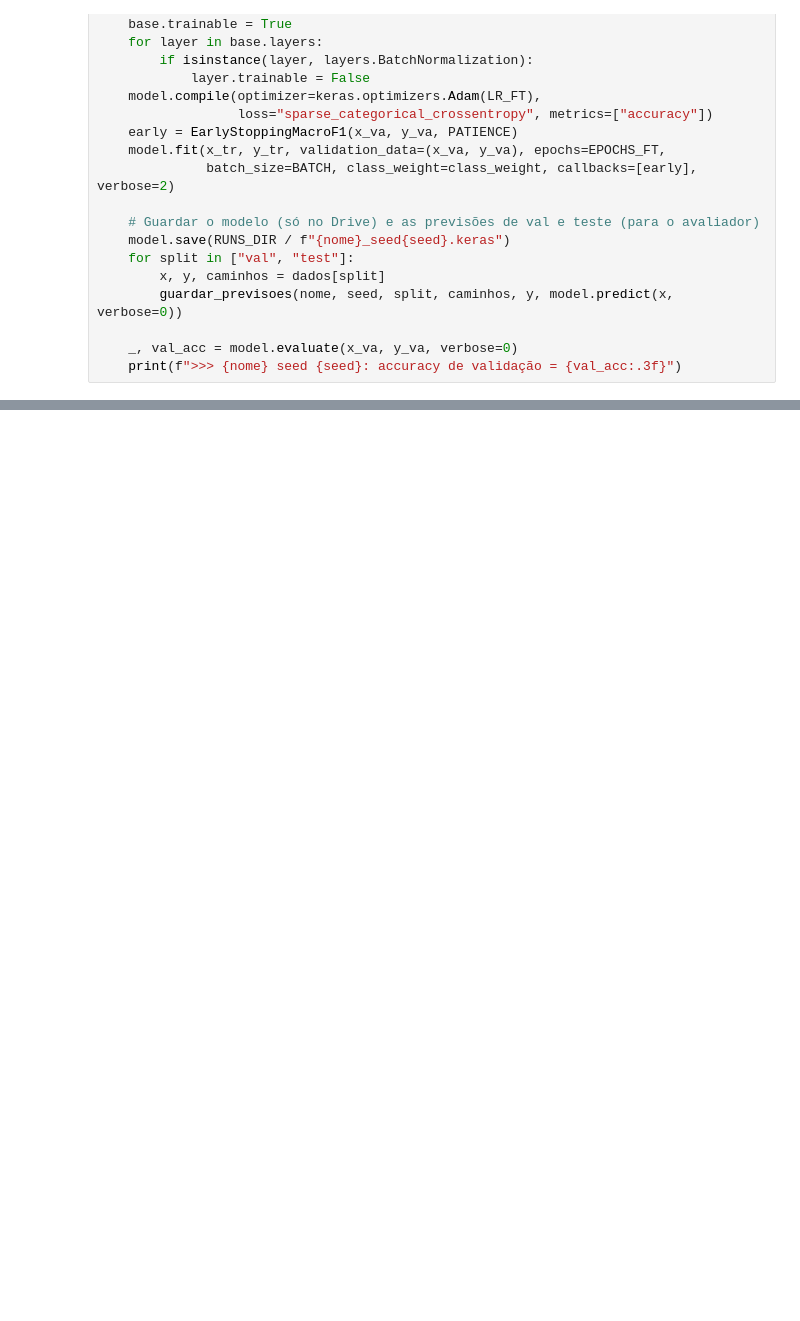
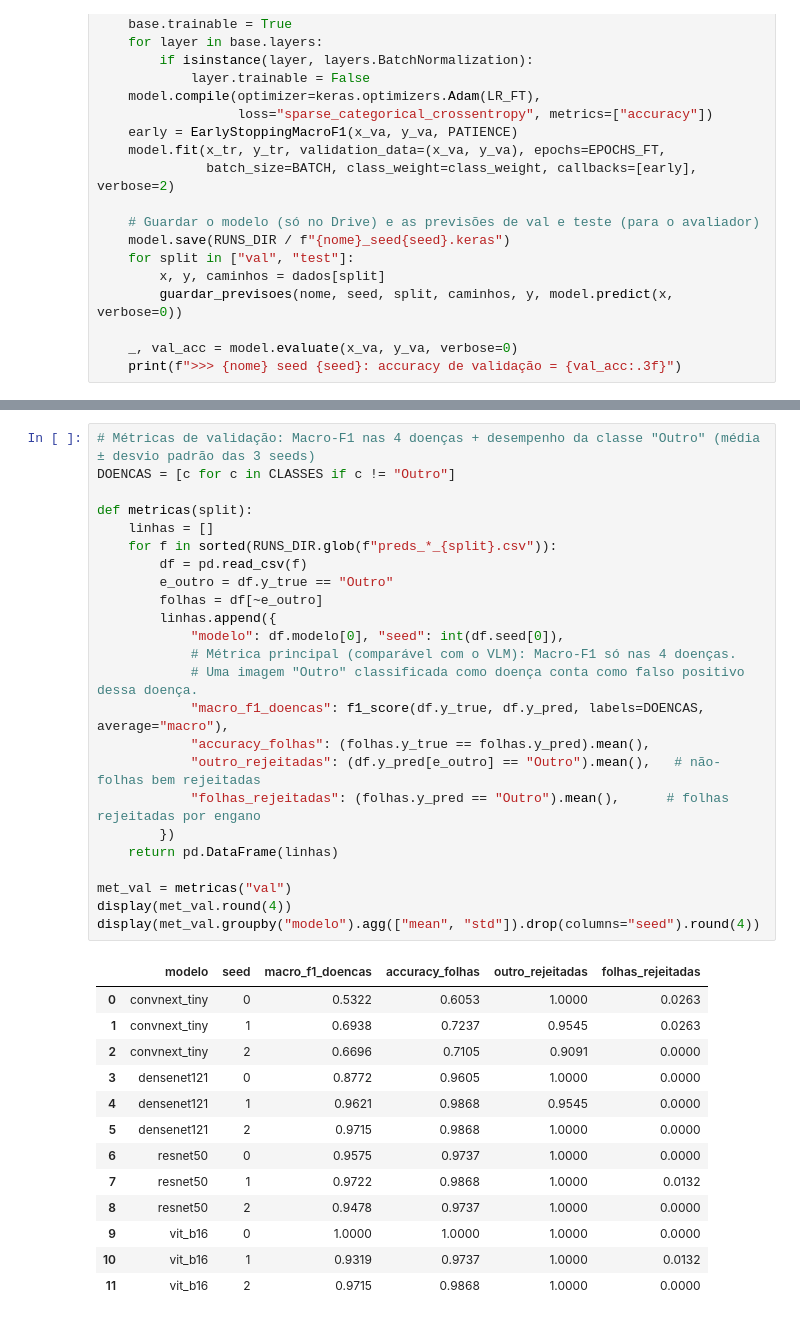
Before and after one commit to DeepLearningTeam/Assistente-de-doen-as-da-vinha, a Jupyter notebook: referencia_cnn/notebooks/treino_cnn_4modelos.ipynb, the cells around one changed output, grey strips where cells are left out. Drawn from its saved outputs; the diff is of its cells as text; blank space fills up the shorter version.

```diff
--- a/referencia_cnn/notebooks/treino_cnn_4modelos.ipynb
+++ b/referencia_cnn/notebooks/treino_cnn_4modelos.ipynb
@@ -511,0 +533,38 @@ for f in sorted(glob.glob("/content/drive/MyDrive/P2_runs/preds_*_val.csv")):
+# %%
+# Métricas de validação: Macro-F1 nas 4 doenças + desempenho da classe "Outro" (média ± desvio padrão das 3 seeds)
+DOENCAS = [c for c in CLASSES if c != "Outro"]
+
+def metricas(split):
+    linhas = []
+    for f in sorted(RUNS_DIR.glob(f"preds_*_{split}.csv")):
+        df = pd.read_csv(f)
+        e_outro = df.y_true == "Outro"
+        folhas = df[~e_outro]
+        linhas.append({
+            "modelo": df.modelo[0], "seed": int(df.seed[0]),
+            # Métrica principal (comparável com o VLM): Macro-F1 só nas 4 doenças.
+            # Uma imagem "Outro" classificada como doença conta como falso positivo dessa doença.
+            "macro_f1_doencas": f1_score(df.y_true, df.y_pred, labels=DOENCAS, average="macro"),
+            "accuracy_folhas": (folhas.y_true == folhas.y_pred).mean(),
+            "outro_rejeitadas": (df.y_pred[e_outro] == "Outro").mean(),   # não-folhas bem rejeitadas
+            "folhas_rejeitadas": (folhas.y_pred == "Outro").mean(),      # folhas rejeitadas por engano
+        })
+    return pd.DataFrame(linhas)
+
+met_val = metricas("val")
+display(met_val.round(4))
+display(met_val.groupby("modelo").agg(["mean", "std"]).drop(columns="seed").round(4))
+# %% [output]
+|  | modelo | seed | macro_f1_doencas | accuracy_folhas | outro_rejeitadas | folhas_rejeitadas |
+| 0 | convnext_tiny | 0 | 0.5322 | 0.6053 | 1.0000 | 0.0263 |
+| 1 | convnext_tiny | 1 | 0.6938 | 0.7237 | 0.9545 | 0.0263 |
+| 2 | convnext_tiny | 2 | 0.6696 | 0.7105 | 0.9091 | 0.0000 |
+| 3 | densenet121 | 0 | 0.8772 | 0.9605 | 1.0000 | 0.0000 |
+| 4 | densenet121 | 1 | 0.9621 | 0.9868 | 0.9545 | 0.0000 |
+| 5 | densenet121 | 2 | 0.9715 | 0.9868 | 1.0000 | 0.0000 |
+| 6 | resnet50 | 0 | 0.9575 | 0.9737 | 1.0000 | 0.0000 |
+| 7 | resnet50 | 1 | 0.9722 | 0.9868 | 1.0000 | 0.0132 |
+| 8 | resnet50 | 2 | 0.9478 | 0.9737 | 1.0000 | 0.0000 |
+| 9 | vit_b16 | 0 | 1.0000 | 1.0000 | 1.0000 | 0.0000 |
+| 10 | vit_b16 | 1 | 0.9319 | 0.9737 | 1.0000 | 0.0132 |
+| 11 | vit_b16 | 2 | 0.9715 | 0.9868 | 1.0000 | 0.0000 |
```
Also changed, not shown: parts of 19 cells of this notebook, 24 other files.
